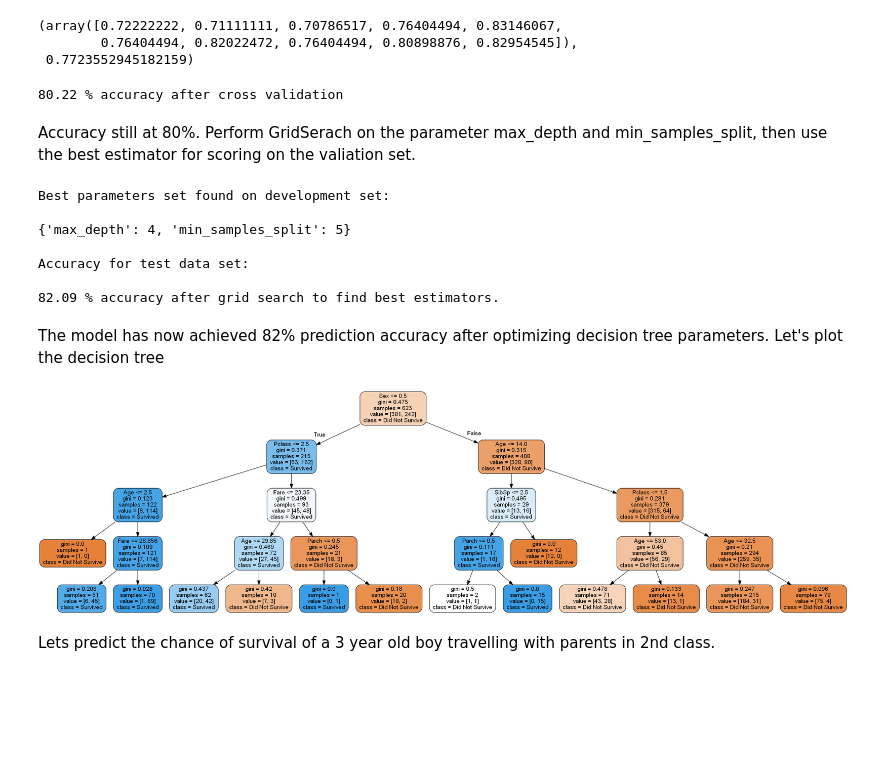
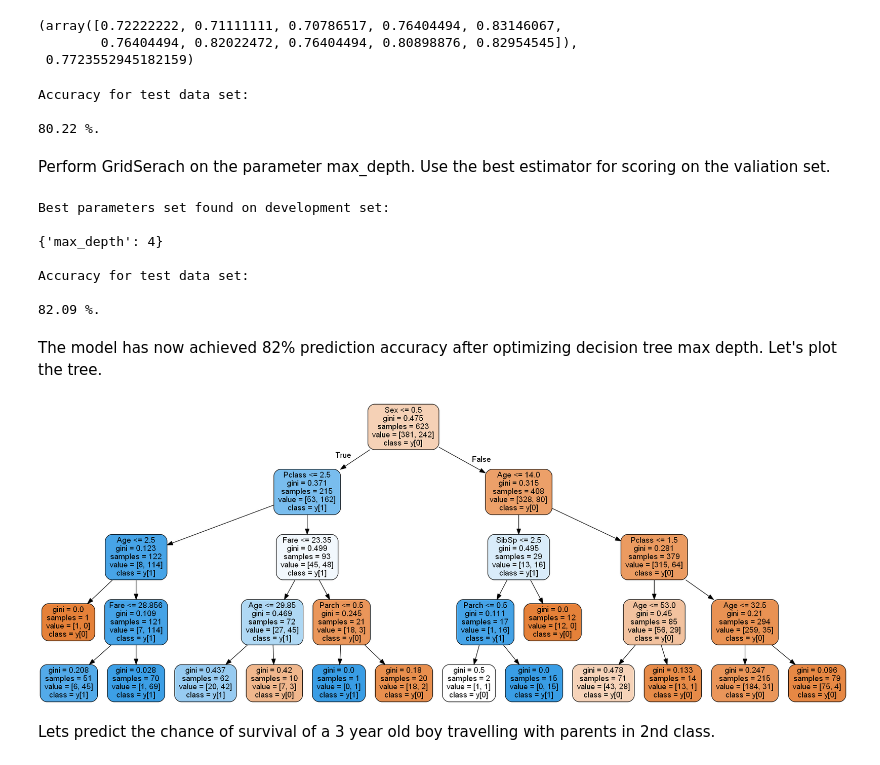
Before and after one commit to siddharthalal/Session-24---Assignment-24.1, a Jupyter notebook: Assignment 24.1.ipynb, the cells around one changed output. Cells and saved outputs as stored; diff of their text form; code cells hidden in the pictures; blank space fills up the shorter version.

```diff
--- a/Assignment 24.1.ipynb
+++ b/Assignment 24.1.ipynb
@@ -140,13 +143,16 @@ scores, scores.mean()
  0.7723552945182159)
 # %%
 predictions = cross_val_predict(DecisionTreeClassifier(random_state=0), X, y, cv=5)
-print (format(metrics.accuracy_score(y_test, predicted) * 100,'.2f'), '% accuracy after cross validation')
+print("Accuracy for test data set:\n")
+print (format(metrics.accuracy_score(y_test, predicted) * 100,'.2f'), '%.')
 # %% [output]
-80.22 % accuracy after cross validation
+Accuracy for test data set:
+
+80.22 %.
 # %% [markdown]
-Accuracy still at 80%. Perform GridSerach on the parameter max_depth and min_samples_split, then use the best estimator for scoring on the valiation set.
+Perform GridSerach on the parameter max_depth. Use the best estimator for scoring on the valiation set.
 # %%
-parameters = [{'max_depth': range(2, 5), 'min_samples_split': range(2, 10)}]
+parameters = [{'max_depth': range(2, 5)}]
 
 model3 = GridSearchCV(DecisionTreeClassifier(random_state=0), parameters)
 model3.fit(X_train, y_train)
@@ -156,25 +162,25 @@ print(model3.best_params_, '\n')
 
 print("Accuracy for test data set:\n")
 predicted = model3.predict(X_test)
-print (format(metrics.accuracy_score(y_test, predicted) * 100,'.2f'), '% accuracy after grid search to find best estimators.')
+print (format(metrics.accuracy_score(y_test, predicted) * 100,'.2f'), '%.')
 # %% [output]
 Best parameters set found on development set:
 
-{'max_depth': 4, 'min_samples_split': 5}
+{'max_depth': 4}
 
 Accuracy for test data set:
 
-82.09 % accuracy after grid search to find best estimators.
+82.09 %.
 # %% [markdown]
-The model has now achieved 82% prediction accuracy after optimizing decision tree parameters. Let's plot the decision tree
+The model has now achieved 82% prediction accuracy after optimizing decision tree max depth. Let's plot the tree.
 # %%
 dot_data = tree.export_graphviz(model3.best_estimator_, out_file=None, filled=True, rounded=True,
                                 feature_names=['Pclass', 'Sex', 'Age', 'SibSp', 'Parch', 'Fare'],
-                                class_names=['Did Not Survive', 'Survived'])
+                                class_names=True)
 graph = pydotplus.graph_from_dot_data(dot_data)
 display(Image(graph.create_png()))
 # %% [output]
-[figure, old version]
+[figure, new version]
 # %% [markdown]
 Lets predict the chance of survival of a 3 year old boy travelling with parents in 2nd class.
 # %%
```
Also changed, not shown: parts of 1 cell of this notebook.
